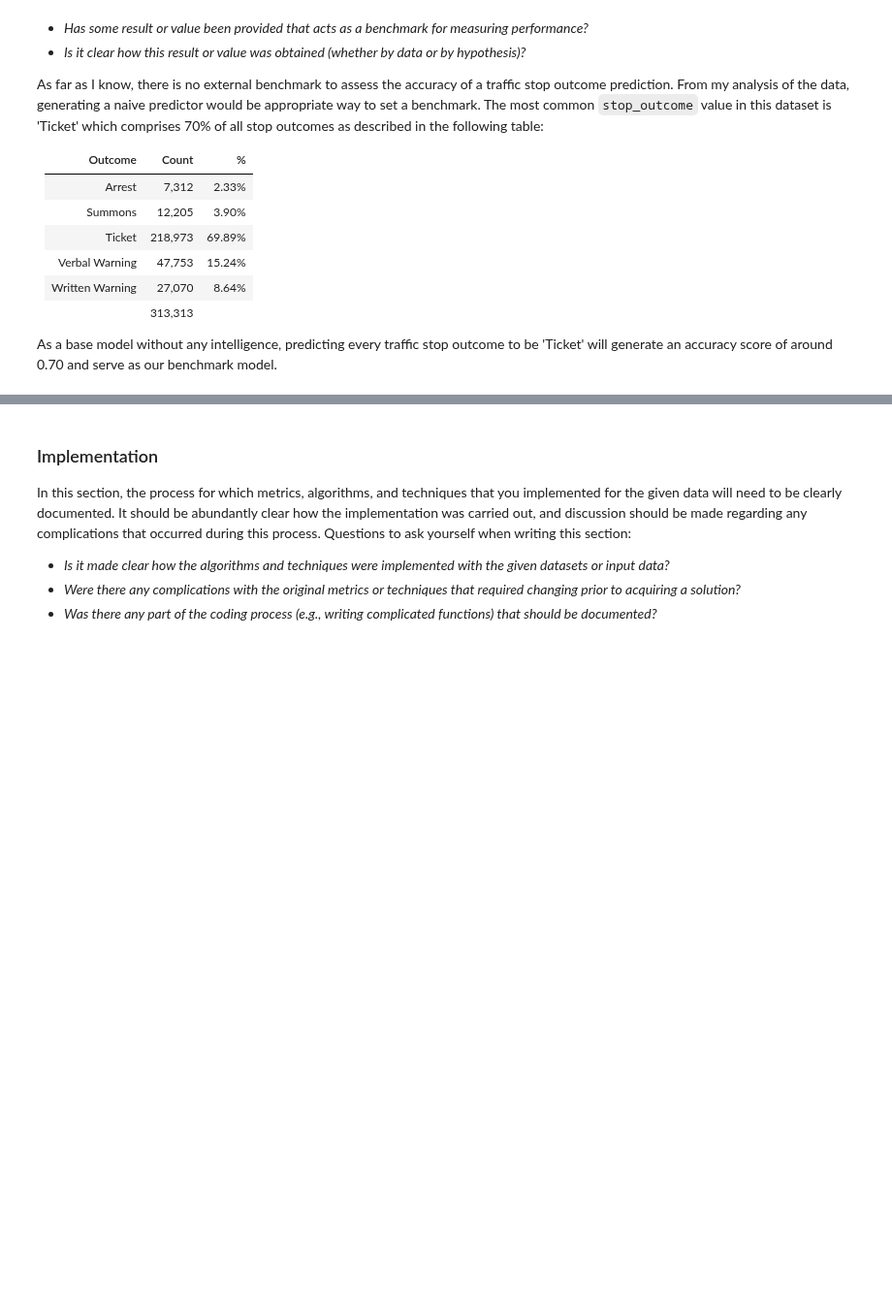
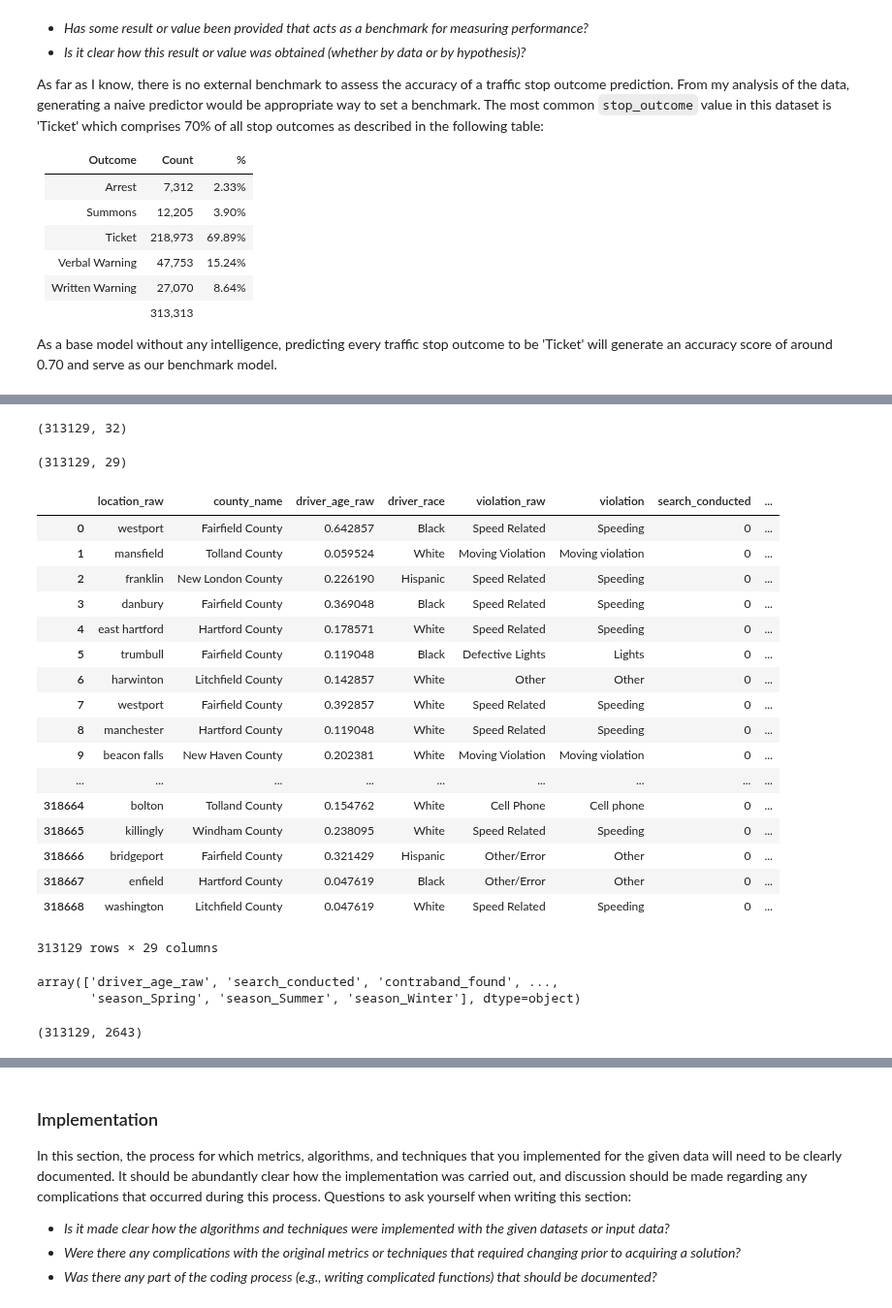
Before and after one commit to patrickmpoon/machine-learning, a Jupyter notebook: projects/capstone/Traffic_Stop_Outcome_Predictor.ipynb, the cells around one changed output, grey strips where cells are left out. Shown at 97% size. Drawn from its saved outputs; the diff is of its cells as text; code cells hidden in the pictures; blank space fills up the shorter version.

Commit message:
Added Pre-processing code cells

```diff
--- a/projects/capstone/Traffic_Stop_Outcome_Predictor.ipynb
+++ b/projects/capstone/Traffic_Stop_Outcome_Predictor.ipynb
@@ -457,0 +590,66 @@ In this section, all of your preprocessing steps will need to be clearly documen
+# %%
+# Categorize stop_date by season
+def season(stop_date):
+    month = datetime.strptime(stop_date, '%Y-%m-%d').month
+    if month >= 3 and month < 6:
+        return 'Spring'
+    elif month >= 6 and month < 9:
+        return 'Summer'
+    elif month >= 9 and month < 12:
+        return 'Fall'
+    return 'Winter'
+
+df['season'] = df['stop_date'].apply(season)
+# %%
+# Transform driver_gender to binary
+df['is_male'] = df['driver_gender'].apply(lambda x: 1 if x == 'M' else 0)
+# %%
+df.shape
+# %% [output]
+(313129, 32)
+# %%
+# Drop columns no longer needed due to normalization
+drop_cols = [
+    'driver_gender',
+#     'location_raw',
+#     'officer_id',
+    'stop_date',
+    'stop_time',
+]
+
+df.drop(drop_cols, axis=1, inplace=True)
+# %%
+df.shape
+# %% [output]
+(313129, 29)
+# %%
+# Convert booleans to 0 and 1
+df['search_conducted'] = df['search_conducted'].apply(lambda x: int(x))
+df['contraband_found'] = df['contraband_found'].apply(lambda x: int(x))
+# %%
+# Normalize driver_age
+from sklearn.preprocessing import MinMaxScaler
+
+scaler = MinMaxScaler() # default=(0, 1)
+features_transformed = pd.DataFrame(data=df)
+features_transformed['driver_age_raw'] = scaler.fit_transform(features_transformed['driver_age_raw'])
+features_transformed
+# %% [output]
+|  | location_raw | county_name | driver_age_raw | driver_race | violation_raw | violation | search_conducted | ... |
+| 0 | westport | Fairfield County | 0.642857 | Black | Speed Related | Speeding | 0 | ... |
+| 1 | mansfield | Tolland County | 0.059524 | White | Moving Violation | Moving violation | 0 | ... |
+| 2 | franklin | New London County | 0.226190 | Hispanic | Speed Related | Speeding | 0 | ... |
+| 3 | danbury | Fairfield County | 0.369048 | Black | Speed Related | Speeding | 0 | ... |
+| 4 | east hartford | Hartford County | 0.178571 | White | Speed Related | Speeding | 0 | ... |
+| 5 | trumbull | Fairfield County | 0.119048 | Black | Defective Lights | Lights | 0 | ... |
+| 6 | harwinton | Litchfield County | 0.142857 | White | Other | Other | 0 | ... |
+| 7 | westport | Fairfield County | 0.392857 | White | Speed Related | Speeding | 0 | ... |
+| 8 | manchester | Hartford County | 0.119048 | White | Speed Related | Speeding | 0 | ... |
+| 9 | beacon falls | New Haven County | 0.202381 | White | Moving Violation | Moving violation | 0 | ... |
+| ... | ... | ... | ... | ... | ... | ... | ... | ... |
+| 318664 | bolton | Tolland County | 0.154762 | White | Cell Phone | Cell phone | 0 | ... |
+| 318665 | killingly | Windham County | 0.238095 | White | Speed Related | Speeding | 0 | ... |
+| 318666 | bridgeport | Fairfield County | 0.321429 | Hispanic | Other/Error | Other | 0 | ... |
+| 318667 | enfield | Hartford County | 0.047619 | Black | Other/Error | Other | 0 | ... |
+| 318668 | washington | Litchfield County | 0.047619 | White | Speed Related | Speeding | 0 | ... |
+313129 rows × 29 columns
@@ -457,0 +660,11 @@ In this section, all of your preprocessing steps will need to be clearly documen
+# %%
+# One-hot encode categorical variables
+final_features = pd.get_dummies(features_transformed)
+final_features.columns.values
+# %% [output]
+array(['driver_age_raw', 'search_conducted', 'contraband_found', ...,
+       'season_Spring', 'season_Summer', 'season_Winter'], dtype=object)
+# %%
+final_features.shape
+# %% [output]
+(313129, 2643)
```
Also changed, not shown: parts of 28 cells of this notebook.
